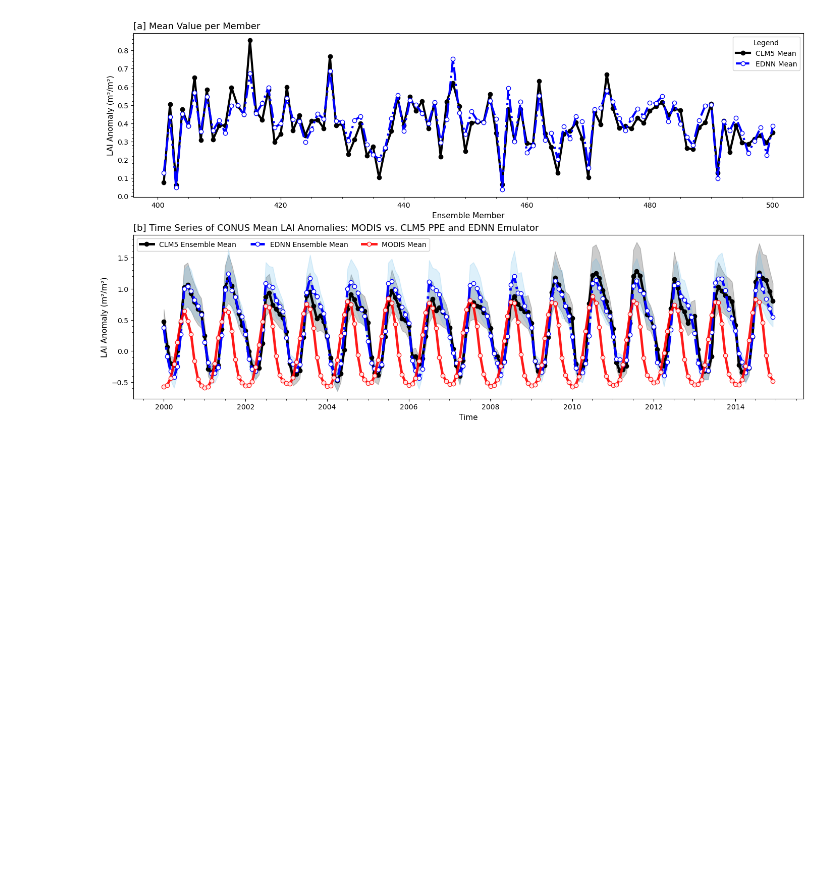
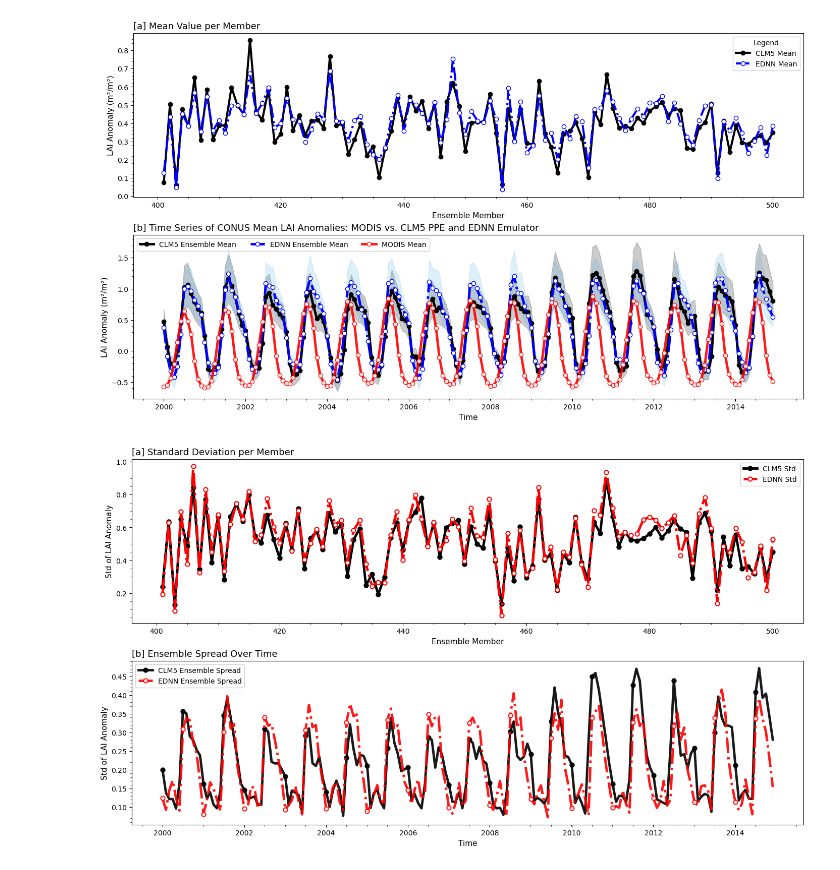
Before and after one commit to kachingasilwimba/clm5-lai-ppe-ednn, a Jupyter notebook: ednn-paper-code/notebooks/paper_plots.ipynb, the cells around one changed output. Saved outputs shown, nothing was run; the diff lists cells and outputs as text; code cells hidden in the pictures; blank space fills up the shorter version.

Commit message:
added uncertainty plot

```diff
--- a/ednn-paper-code/notebooks/paper_plots.ipynb
+++ b/ednn-paper-code/notebooks/paper_plots.ipynb
@@ -681,3 +696,84 @@ plt.savefig(f"{figure_path}/TLAI_mean_with_obs.pdf", bbox_inches='tight')
 plt.show()
 # %% [output]
 [figure]
+# %%
+#-------------------------------
+# Plot Standard Deviations and Ensemble Spread
+#-------------------------------
+fig, (ax1, ax2) = plt.subplots(
+    2, 1,
+    figsize=(14, 8),
+    constrained_layout=True
+)
+
+#------------------------------- [a] Standard Deviation per Member
+ax1.plot(
+    members,
+    data_clm5_member_std,
+    linestyle='-',
+    color='black',
+    marker='o',
+    markersize=6,
+    markeredgewidth=1.5,
+    linewidth=3.5,
+    label='CLM5 Std'
+)
+ax1.plot(
+    members,
+    data_ednn_member_std,
+    linestyle='dashdot',
+    color='red',
+    marker='o',
+    markersize=6,
+    markerfacecolor='white',
+    markeredgewidth=1.5,
+    linewidth=3.5,
+    label='EDNN Std'
+)
+ax1.set_title('[a] Standard Deviation per Member', loc='left', fontsize=13)
+ax1.set_xlabel('Ensemble Member', fontsize=11)
+ax1.set_ylabel('Std of LAI Anomaly', fontsize=11)
+ax1.legend(fontsize=10, frameon=True, framealpha=0.9)
+ax1.minorticks_on()
+
+#------------------------------- [b] Ensemble Spread Over Time
+ax2.plot(
+    time_idx,
+    data_clm5_ens_std,
+    linestyle='-',
+    color='black',
+    marker='o',
+    markevery=6,
+    markersize=6,
+    markeredgewidth=1.5,
+    linewidth=3.5,
+    alpha=0.9,
+    label='CLM5 Ensemble Spread'
+)
+ax2.plot(
+    time_idx,
+    data_ednn_ens_std,
+    linestyle='dashdot',
+    color='red',
+    marker='o',
+    markevery=6,
+    markersize=6,
+    markerfacecolor='white',
+    markeredgewidth=1.5,
+    linewidth=3.5,
+    alpha=0.9,
+    label='EDNN Ensemble Spread'
+)
+ax2.set_title('[b] Ensemble Spread Over Time', loc='left', fontsize=13)
+ax2.set_xlabel('Time', fontsize=11)
+ax2.set_ylabel('Std of LAI Anomaly', fontsize=11)
+ax2.legend(fontsize=10, loc='upper left', frameon=True, framealpha=0.9)
+ax2.minorticks_on()
+
+#-------------------------------
+# Save & Show
+#-------------------------------
+plt.savefig(f"{figure_path}/TLAI_std.pdf", bbox_inches='tight')
+plt.show()
+# %% [output]
+[figure, added]
```
Also changed, not shown: parts of 8 cells of this notebook.
